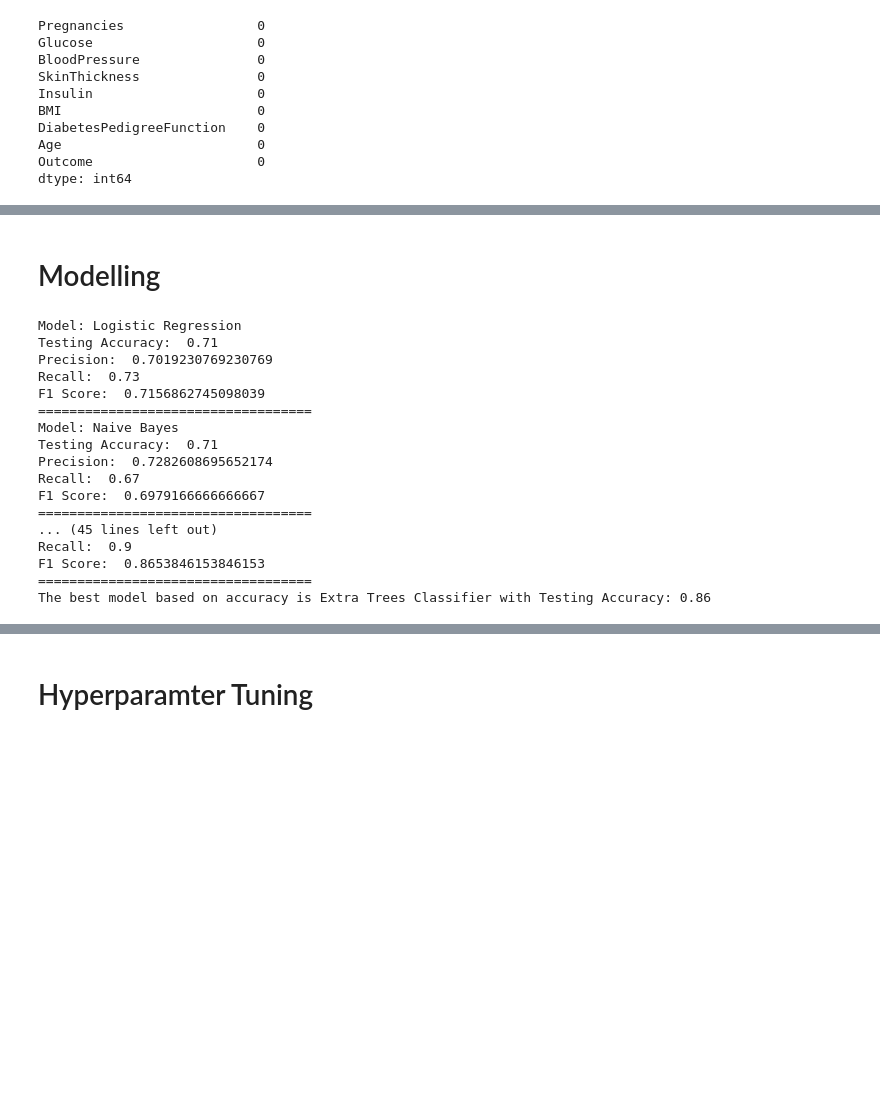
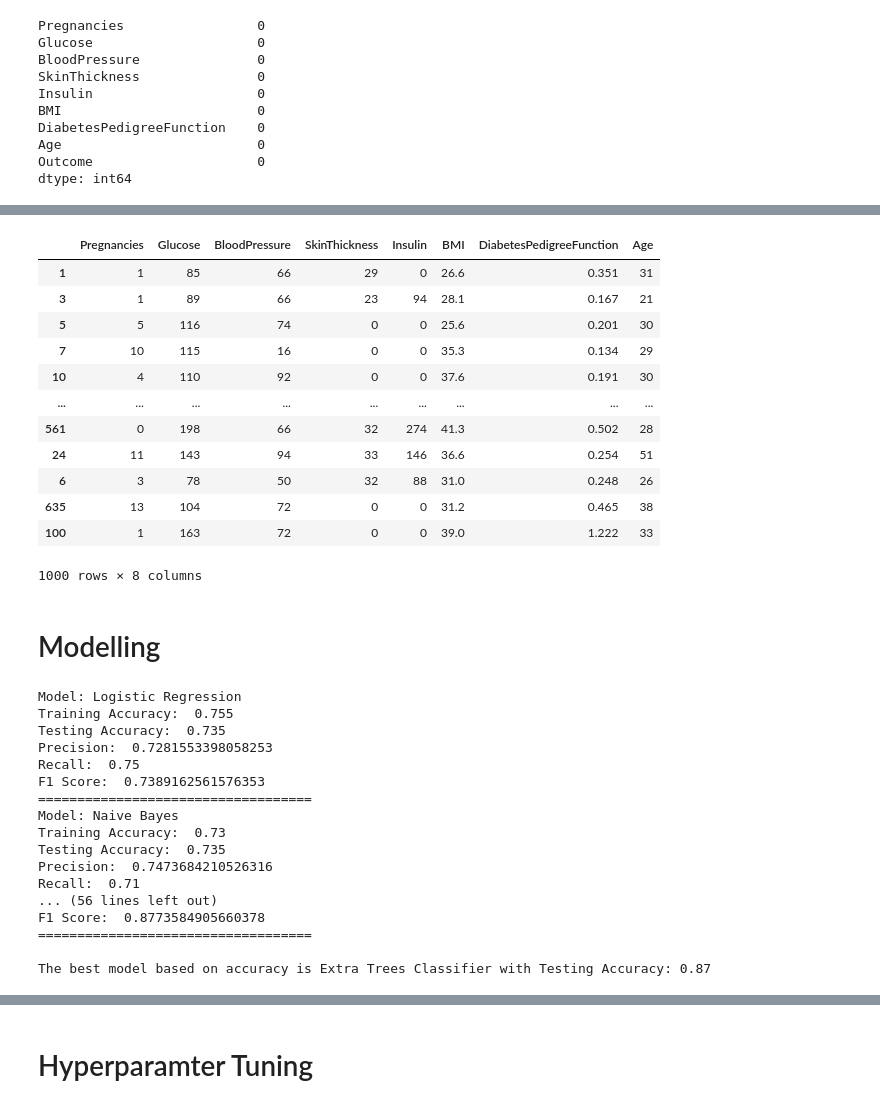
Before and after one commit to KalyanM45/OpenHealth, a Jupyter notebook: Notebook_Experiments/Diabetes_Disease_Prediction.ipynb, the cells around one changed output, grey strips where cells are left out. Drawn from its saved outputs; the diff is of its cells as text; code cells hidden in the pictures; blank space fills up the shorter version.

```diff
--- a/Notebook_Experiments/Diabetes_Disease_Prediction.ipynb
+++ b/Notebook_Experiments/Diabetes_Disease_Prediction.ipynb
@@ -223,6 +223,22 @@ for feature in continuous_features:
 # %%
 x =  df.drop(columns=['Outcome'],axis=1)
 y = df['Outcome']
+# %%
+x
+# %% [output]
+|  | Pregnancies | Glucose | BloodPressure | SkinThickness | Insulin | BMI | DiabetesPedigreeFunction | Age |
+| 1 | 1 | 85 | 66 | 29 | 0 | 26.6 | 0.351 | 31 |
+| 3 | 1 | 89 | 66 | 23 | 94 | 28.1 | 0.167 | 21 |
+| 5 | 5 | 116 | 74 | 0 | 0 | 25.6 | 0.201 | 30 |
+| 7 | 10 | 115 | 16 | 0 | 0 | 35.3 | 0.134 | 29 |
+| 10 | 4 | 110 | 92 | 0 | 0 | 37.6 | 0.191 | 30 |
+| ... | ... | ... | ... | ... | ... | ... | ... | ... |
+| 561 | 0 | 198 | 66 | 32 | 274 | 41.3 | 0.502 | 28 |
+| 24 | 11 | 143 | 94 | 33 | 146 | 36.6 | 0.254 | 51 |
+| 6 | 3 | 78 | 50 | 32 | 88 | 31.0 | 0.248 | 26 |
+| 635 | 13 | 104 | 72 | 0 | 0 | 31.2 | 0.465 | 38 |
+| 100 | 1 | 163 | 72 | 0 | 0 | 39.0 | 1.222 | 33 |
+1000 rows × 8 columns
 # %%
 scaler = StandardScaler()
 x = scaler.fit_transform(x)
@@ -246,7 +262,8 @@ models = {
 }
 # %%
 model_list = []
-accuracy_list = []
+train_accuracy_list = []
+test_accuracy_list = []
 precision_list = []
 recall_list = []
 f1_list = []
@@ -257,12 +274,14 @@ for model_name, model in models.items():
     y_pred_train = model.predict(x_train)
     y_pred = model.predict(x_test)
 
+    train_accuracy = accuracy_score(y_train,y_pred_train)
     test_accuracy = accuracy_score(y_test, y_pred)
     precision = precision_score(y_test, y_pred)
     recall = recall_score(y_test, y_pred)
     f1 = f1_score(y_test, y_pred)
 
     print(f"Model: {model_name}")
+    print(f"Training Accuracy: ",train_accuracy)
     print("Testing Accuracy: ", test_accuracy)
     print("Precision: ",precision)
     print("Recall: ",recall)
@@ -270,30 +289,31 @@ for model_name, model in models.items():
 
 
     model_list.append(model_name)
-    accuracy_list.append(test_accuracy)
+    train_accuracy_list.append(train_accuracy)
+    test_accuracy_list.append(test_accuracy)
     precision_list.append(precision)
     recall_list.append(recall)
     f1_list.append(f1)
 
     print("=" * 35)
 
-max_accuracy_index = accuracy_list.index(max(accuracy_list))
-print(f"The best model based on accuracy is {model_list[max_accuracy_index]} with Testing Accuracy: {accuracy_list[max_accuracy_index]}")
+max_accuracy_index = test_accuracy_list.index(max(test_accuracy_list))
+print(f"\nThe best model based on accuracy is {model_list[max_accuracy_index]} with Testing Accuracy: {test_accuracy_list[max_accuracy_index]}")
 # %% [output]
 Model: Logistic Regression
-Testing Accuracy:  0.71
-Precision:  0.7019230769230769
-Recall:  0.73
-F1 Score:  0.7156862745098039
+Training Accuracy:  0.755
+Testing Accuracy:  0.735
+Precision:  0.7281553398058253
+Recall:  0.75
+F1 Score:  0.7389162561576353
 ===================================
 Model: Naive Bayes
-Testing Accuracy:  0.71
-Precision:  0.7282608695652174
-Recall:  0.67
-F1 Score:  0.6979166666666667
+Training Accuracy:  0.73
+Testing Accuracy:  0.735
+Precision:  0.7473684210526316
+Recall:  0.71
+... (56 lines left out)
+F1 Score:  0.8773584905660378
 ===================================
-... (45 lines left out)
-Recall:  0.9
-F1 Score:  0.8653846153846153
-===================================
-The best model based on accuracy is Extra Trees Classifier with Testing Accuracy: 0.86
+
+The best model based on accuracy is Extra Trees Classifier with Testing Accuracy: 0.87
```
Also changed, not shown: parts of 11 cells of this notebook, 10 other files.
